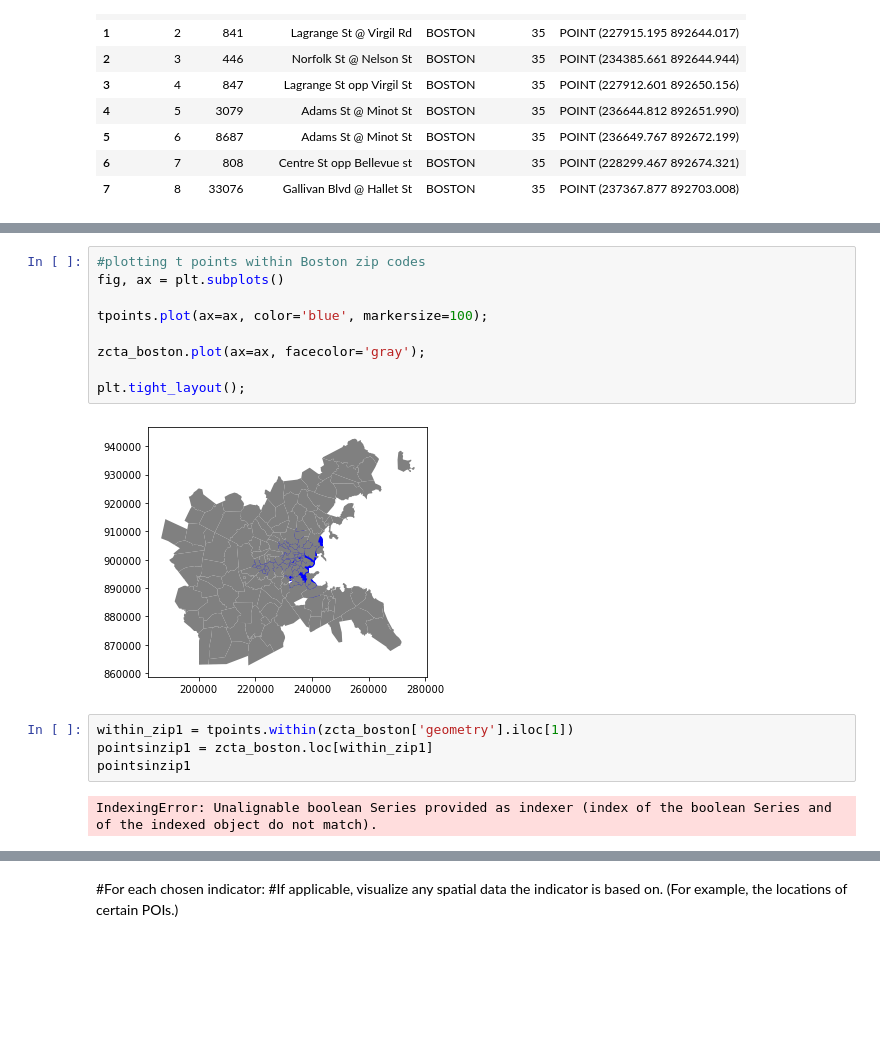
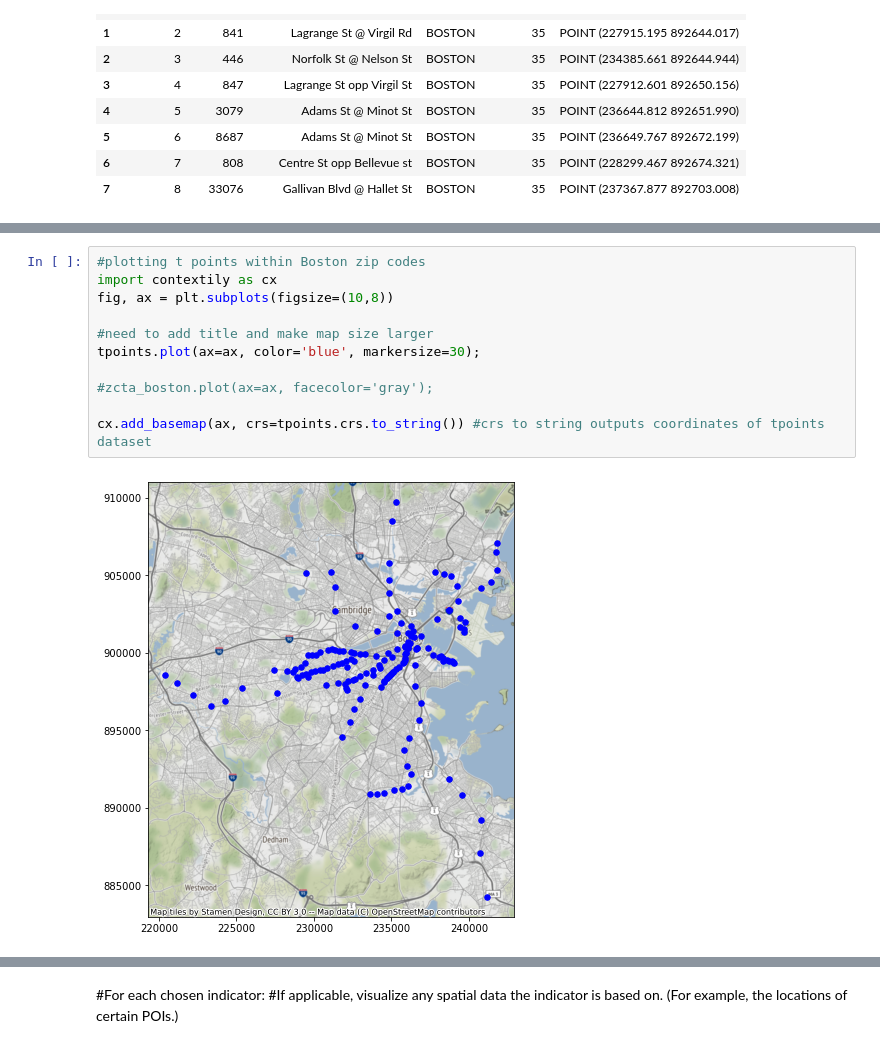
Before and after one commit to finashort/uep239-final-project, a Jupyter notebook: UEP239Final.ipynb, the cells around one changed output, grey strips where cells are left out. Cells and saved outputs as stored; diff of their text form; blank space fills up the shorter version.

```diff
--- a/UEP239Final.ipynb
+++ b/UEP239Final.ipynb
@@ -196,17 +231,13 @@ tpoints_clipped.plot()
 # %%
 #plotting t points within Boston zip codes
-fig, ax = plt.subplots()
+import contextily as cx
+fig, ax = plt.subplots(figsize=(10,8))
 
-tpoints.plot(ax=ax, color='blue', markersize=100);
+#need to add title and make map size larger
+tpoints.plot(ax=ax, color='blue', markersize=30);
 
-zcta_boston.plot(ax=ax, facecolor='gray');
+#zcta_boston.plot(ax=ax, facecolor='gray');
 
-plt.tight_layout();
+cx.add_basemap(ax, crs=tpoints.crs.to_string()) #crs to string outputs coordinates of tpoints dataset
 # %% [output]
-[figure, old version]
+[figure, new version]
-# %%
-within_zip1 = tpoints.within(zcta_boston['geometry'].iloc[1])
-pointsinzip1 = zcta_boston.loc[within_zip1]
-pointsinzip1
-# %% [output]
-IndexingError: Unalignable boolean Series provided as indexer (index of the boolean Series and of the indexed object do not match).
```
Also changed, not shown: parts of 33 cells of this notebook.
